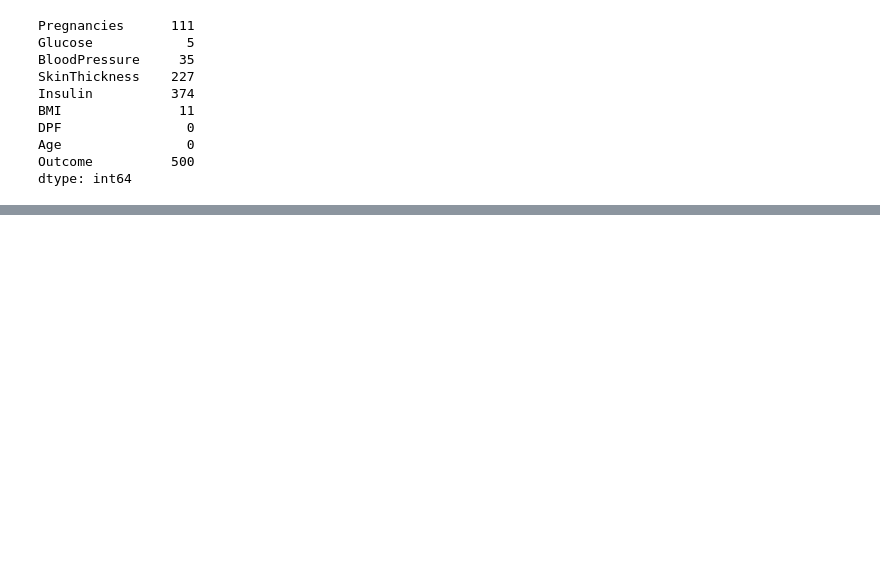
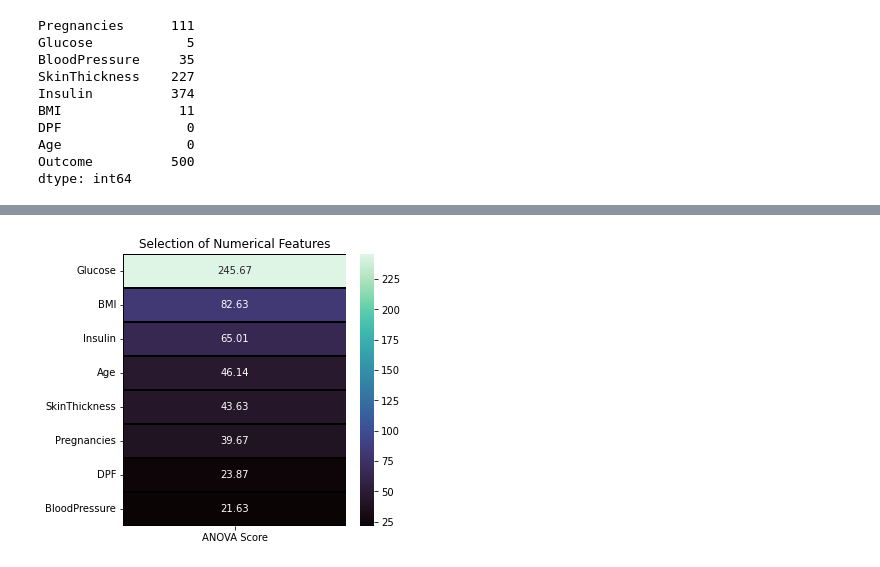
Before and after one commit to duaneywadey/A-collection-of-Jupyter-notebooks-and-CSV-files, a Jupyter notebook: (LEGIT)_MODEL_BUILDING_ONLY_DiabetesNotebook.ipynb, the cells around one changed output, grey strips where cells are left out. Drawn from its saved outputs; the diff is of its cells as text; code cells hidden in the pictures; blank space fills up the shorter version.

```diff
--- a/(LEGIT)_MODEL_BUILDING_ONLY_DiabetesNotebook.ipynb
+++ b/(LEGIT)_MODEL_BUILDING_ONLY_DiabetesNotebook.ipynb
@@ -150,0 +251,21 @@ sns.heatmap(df.corr(),annot= True)
+# %%
+# PRESENTING THE BEST NUMERICAL FEATURES
+
+allColumns = list(df.drop(columns=['Outcome']))
+
+from sklearn.feature_selection import f_classif
+from sklearn.feature_selection import SelectKBest
+
+features = df.loc[:,allColumns]
+target = df.loc[:,'Outcome']
+
+best_features = SelectKBest(score_func = f_classif,k = 'all')
+fit = best_features.fit(features,target)
+
+featureScores = pd.DataFrame(data = fit.scores_,index = list(features.columns),columns = ['ANOVA Score'])
+
+plt.subplots(figsize = (5,5))
+sns.heatmap(featureScores.sort_values(ascending = False,by = 'ANOVA Score'),annot = True,cmap = 'mako',linewidths = 0.4,linecolor = 'black',fmt = '.2f');
+plt.title('Selection of Numerical Features');
+# %% [output]
+[figure, added]
```
Also changed, not shown: parts of 10 cells of this notebook.
